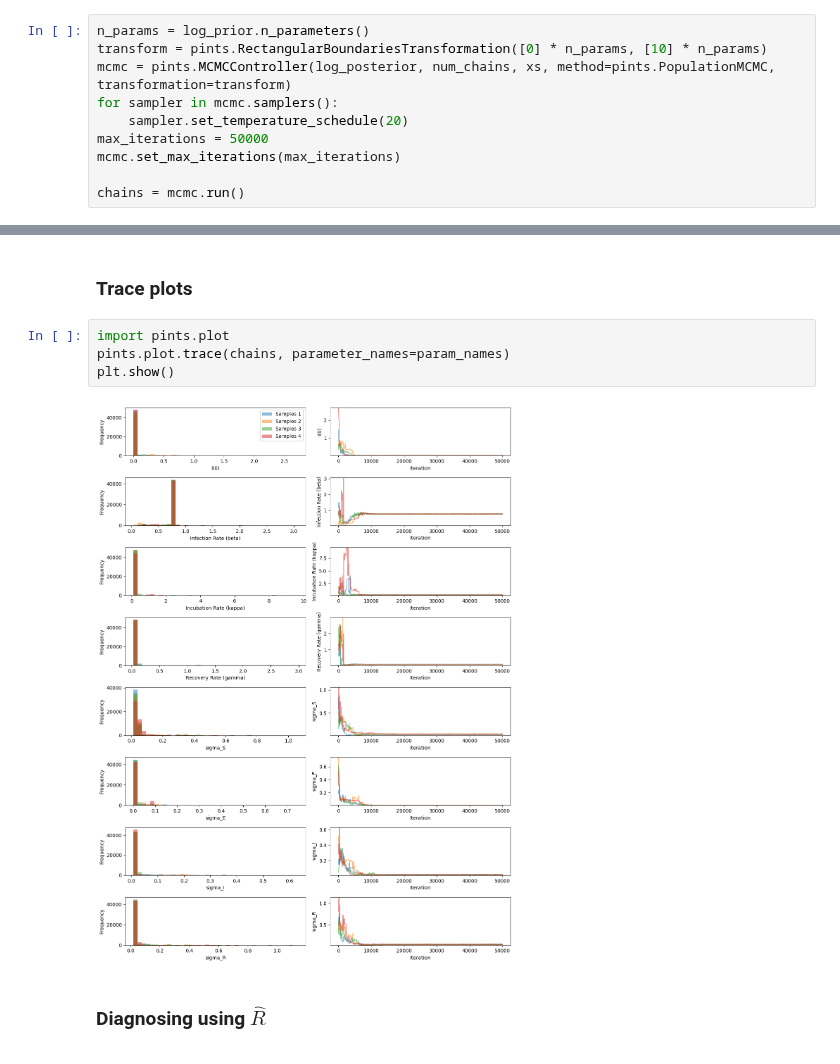
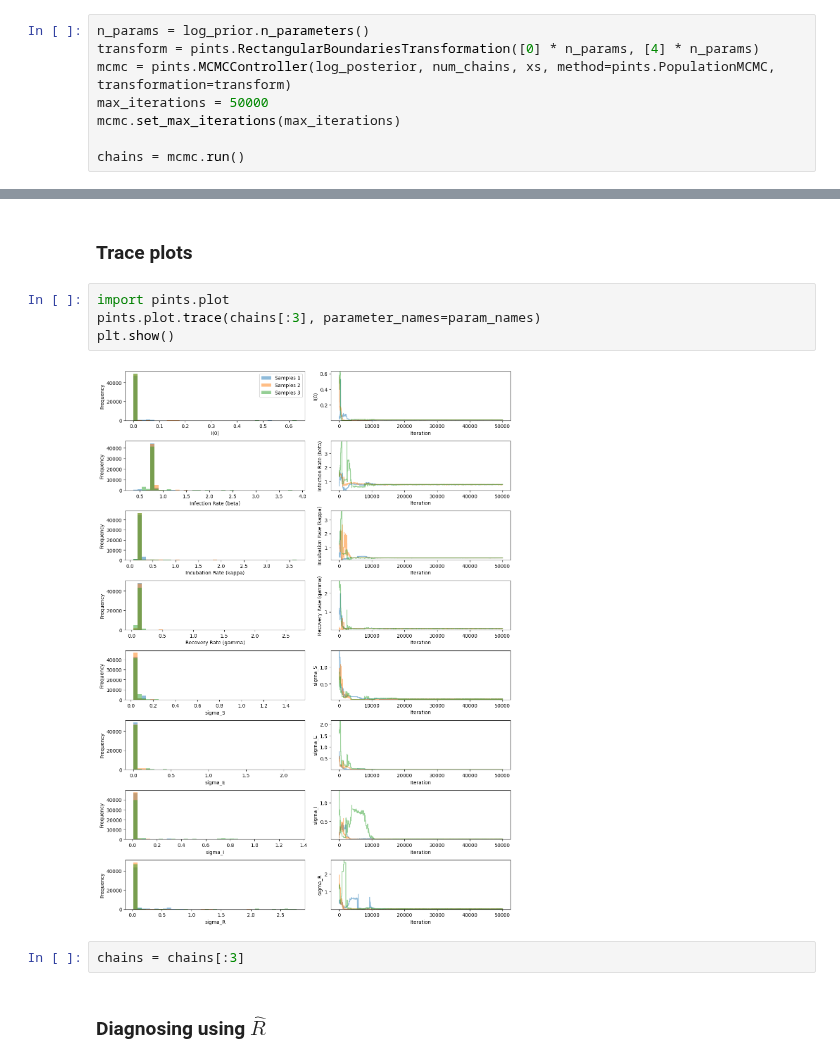
Before and after one commit to SABS-R3-Epidemiology/seirmo, a Jupyter notebook: examples/epiabm_rt_inference/epiabm_rt_inference.ipynb, the cells around one changed output, grey strips where cells are left out. Drawn from its saved outputs; the diff is of its cells as text.

```diff
--- a/examples/epiabm_rt_inference/epiabm_rt_inference.ipynb
+++ b/examples/epiabm_rt_inference/epiabm_rt_inference.ipynb
@@ -169,10 +171,8 @@ xs = log_prior.sample(num_chains)
 ### Performing inference
 # %%
 n_params = log_prior.n_parameters()
-transform = pints.RectangularBoundariesTransformation([0] * n_params, [10] * n_params)
+transform = pints.RectangularBoundariesTransformation([0] * n_params, [4] * n_params)
 mcmc = pints.MCMCController(log_posterior, num_chains, xs, method=pints.PopulationMCMC, transformation=transform)
-for sampler in mcmc.samplers():
-    sampler.set_temperature_schedule(20)
 max_iterations = 50000
 mcmc.set_max_iterations(max_iterations)
 
@@ -219,10 +219,12 @@ chains = np.array(list_of_chains)
 ### Trace plots
 # %%
 import pints.plot
-pints.plot.trace(chains, parameter_names=param_names)
+pints.plot.trace(chains[:3], parameter_names=param_names)
 plt.show()
 # %% [output]
-[figure, old version]
+[figure, new version]
+# %%
+chains = chains[:3]
 # %% [markdown]
 ### Diagnosing using $\hat{R}$
 # %% [markdown]
```
Also changed, not shown: parts of 12 cells of this notebook, 4 other files.
